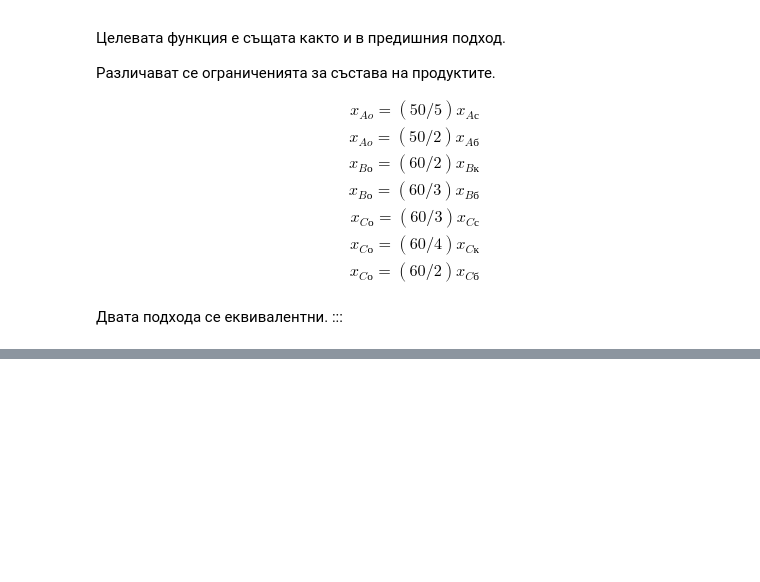
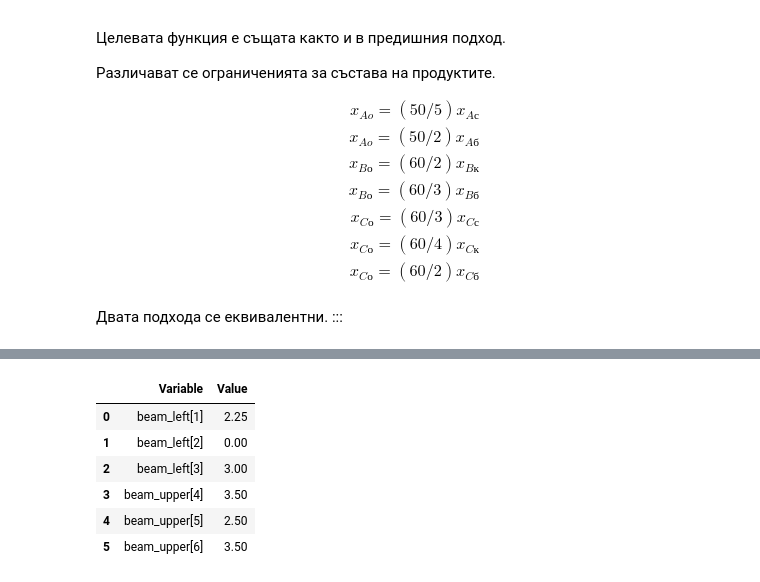
Before and after one commit to febse/opt2024, a Jupyter notebook: 00-Assignments/assignments.ipynb, the cells around one changed output, grey strips where cells are left out. Saved outputs shown, nothing was run; the diff lists cells and outputs as text; code cells hidden in the pictures; blank space fills up the shorter version.

```diff
--- a/00-Assignments/assignments.ipynb
+++ b/00-Assignments/assignments.ipynb
@@ -1070,0 +1304,57 @@ $$
+# %%
+# Implementation 2
+
+import gurobipy as gp
+from gurobipy import GRB
+
+m = gp.Model("Radiation Therapy")
+
+# Create variables
+
+idx_left = dt.index.get_level_values(0).drop_duplicates()
+idx_upper = dt.index.get_level_values(1).drop_duplicates()
+
+beams_left = m.addVars(idx_left, name="beam_left")
+beams_upper = m.addVars(idx_upper, name="beam_upper")
+
+# Set objective
+# Radiation from the upper beams
+
+rad_upper = gp.quicksum(
+    dt.loc[(i, j), "Страна 2"] * beams_upper[j] for i, j in dt.index[~dt["isCancer"]])
+
+rad_lower = gp.quicksum(
+    dt.loc[(i, j), "Страна 1"] * beams_left[i] for i, j in dt.index[~dt["isCancer"]])
+
+m.setObjective(rad_upper + rad_lower, GRB.MINIMIZE)
+
+# Constraints
+
+m.addConstrs(
+    (
+        dt.loc[(i, j), "Страна 1"] * beams_left[i] +
+        dt.loc[(i, j), "Страна 2"] * beams_upper[j] >= 7
+        for i, j in dt.index[dt["isCancer"]]
+    ),
+    name="MinimalDoseCancer"
+)
+
+# Maximal dose for the spinal cord
+
+m.addConstrs(
+    (
+        dt.loc[(i, j), "Страна 1"] * beams_left[i] +
+        dt.loc[(i, j), "Страна 2"] * beams_upper[j] <= 5
+        for i, j in dt.index[dt["isSpinal"]]
+    ),
+    name="MaximalDoseSpinal"
+)
+
+m.optimize()
+
+vars_df = pd.DataFrame(columns=['Variable', 'Value'], data=[(v.VarName, v.X) for v in m.getVars()])
+constr_df = pd.DataFrame(columns=['Constraint', 'Shadow Price', 'Lower', 'Upper'],
+                         data=[(c.ConstrName, c.Pi, c.SARHSLow, c.SARHSUp) for c in m.getConstrs()])
+# m.write("radiation_impl2.lp")
+vars_df
+# %% [output]
@@ -1070,0 +1378,7 @@ $$
+|  | Variable | Value |
+| 0 | beam_left[1] | 2.25 |
+| 1 | beam_left[2] | 0.00 |
+| 2 | beam_left[3] | 3.00 |
+| 3 | beam_upper[4] | 3.50 |
+| 4 | beam_upper[5] | 2.50 |
+| 5 | beam_upper[6] | 3.50 |
```
Also changed, not shown: parts of 29 cells of this notebook.
